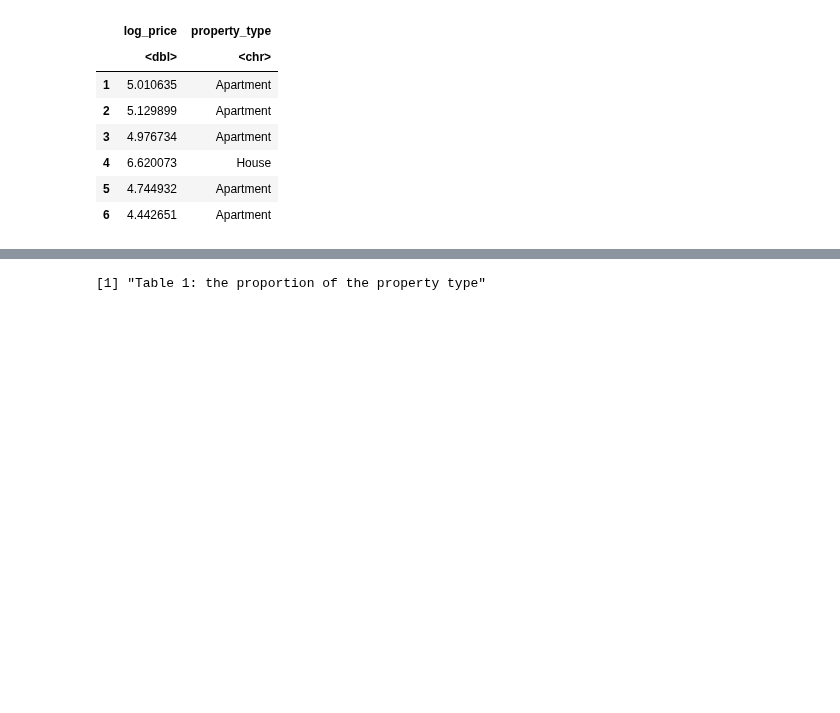
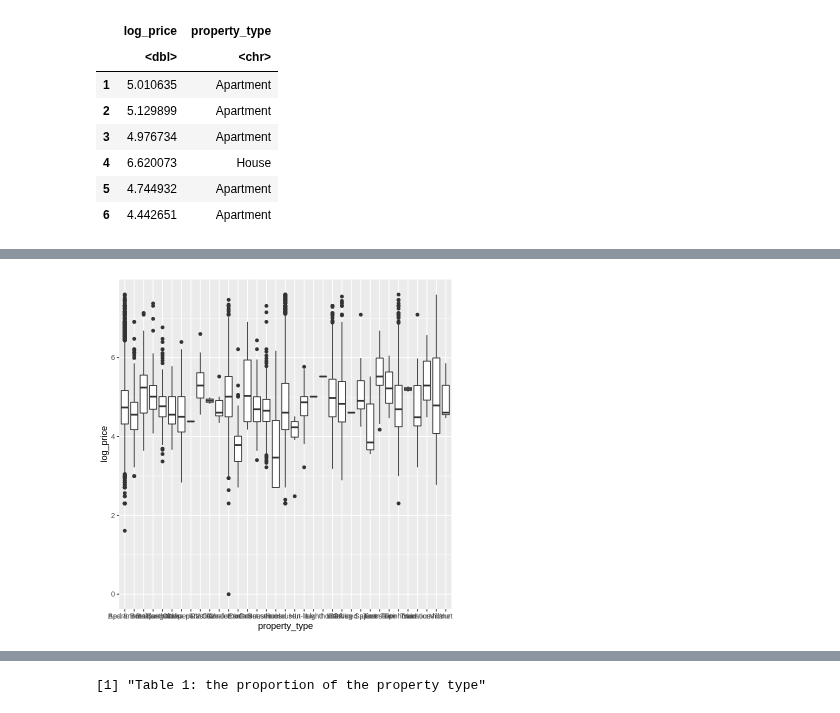
Before and after one commit to takumihoriba/stat201-project, a Jupyter notebook: proposal_final.ipynb, the cells around one changed output, grey strips where cells are left out. Drawn from its saved outputs; the diff is of its cells as text; code cells hidden in the pictures; blank space fills up the shorter version.

```diff
--- a/proposal_final.ipynb
+++ b/proposal_final.ipynb
@@ -61,0 +107,7 @@ A data.frame: 6 × 2
+# %%
+bp2 <- Airbnb |>
+    ggplot(aes(x = property_type, y = log_price)) +
+    geom_boxplot()
+bp2
+# %% [output]
+[figure, added]
```
Also changed, not shown: parts of 7 cells of this notebook, 3 other files.
